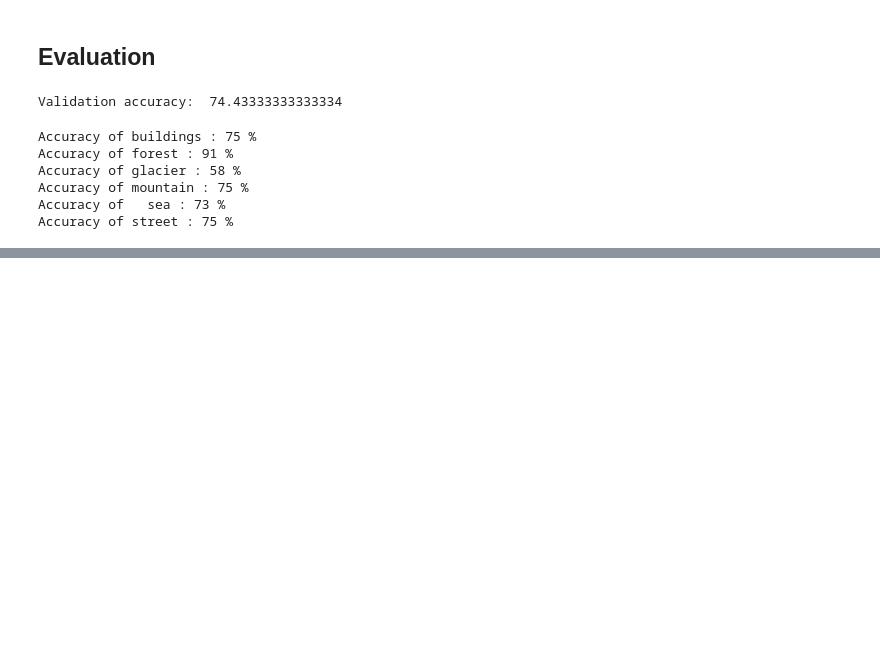
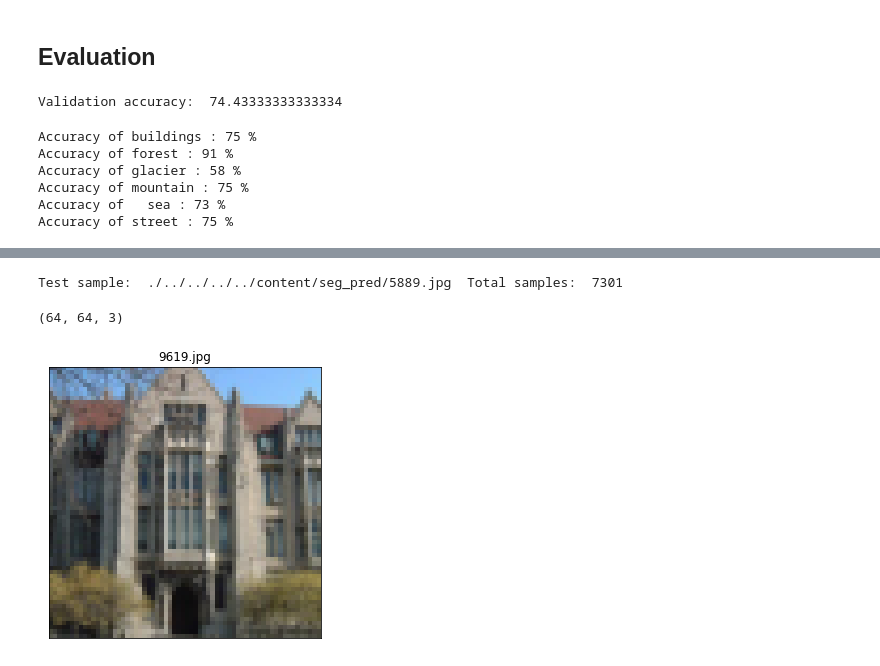
Before and after one commit to betogaona7/Natural_Scenes_Classification, a Jupyter notebook: ImageScene.ipynb, the cells around one changed output, grey strips where cells are left out. Drawn from its saved outputs; the diff is of its cells as text; code cells hidden in the pictures; blank space fills up the shorter version.

Commit message:
Perform inference on testing images

```diff
--- a/ImageScene.ipynb
+++ b/ImageScene.ipynb
@@ -235,0 +265,43 @@ Accuracy of street : 75 %
+# %%
+print("Test sample: ", test_data[0], " Total samples: ", total)
+# %% [output]
+Test sample:  ./../../../../content/seg_pred/5889.jpg  Total samples:  7301
+# %%
+class intelImageClassification(Dataset):
+  def __init__(self, data, transform=None):
+    self.data = data
+    self.transform = transform
+
+  def __getitem__(self, index):
+    img = self.data[index]
+    img_name = img[31:]
+
+    img = Image.open(img)
+
+    if self.transform is not None:
+      img = self.transform(img)
+
+    return img, img_name
+
+  def __len__(self):
+    return len(self.data)
+# %%
+test_transforms = transforms.Compose([transforms.Resize((64, 64)),
+                                      transforms.ToTensor(),
+                                      transforms.Normalize((0.5, 0.5, 0.5), (0.5, 0.5, 0.5))])
+
+test_dataset = intelImageClassification(test_data, transform = test_transforms)
+testloader = torch.utils.data.DataLoader(test_dataset, shuffle=False, num_workers=8, batch_size=256)
+# %%
+sample = random.randint(0, 255)
+
+batch = next(iter(testloader))
+
+img = unnormalize(batch[0][sample])
+img_name = batch[1][sample]
+
+print(img.shape)
+plot_imgs([img], [img_name], (5,5))
+# %% [output]
+(64, 64, 3)
+[figure, added]
```
Also changed, not shown: parts of 14 cells of this notebook.
